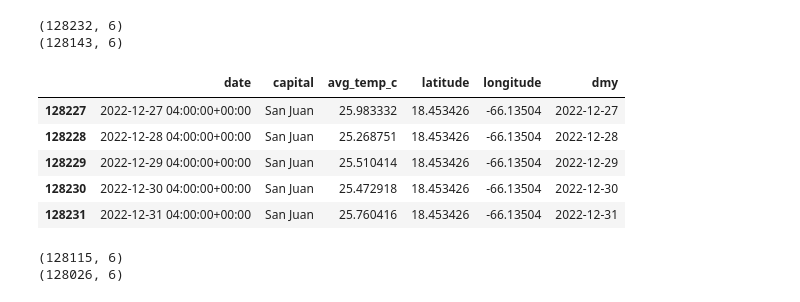
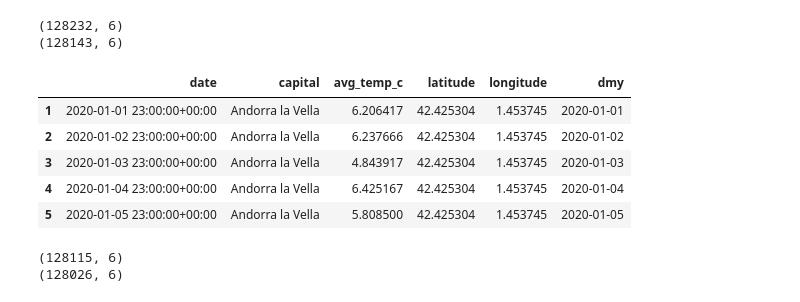
Before and after one commit to emanuel-gf/global-temp-anomaly---daily-max-nasa-esa-era5, a Jupyter notebook: join_openmeteo.ipynb, the cells around one changed output. Cells and saved outputs as stored; diff of their text form; code cells hidden in the pictures.

```diff
--- a/join_openmeteo.ipynb
+++ b/join_openmeteo.ipynb
@@ -55,5 +66,7 @@ print(df2.shape)
 # %%
-df3 = pd.read_csv('ecmwf_weather_batch_0_117_2020-01-01_2022-12-31.csv')
+folder = "/home/camarada/Documents/projects/temp-grss-nasa/data_/ecmwf_temp_openmeteo"
+df3 = pd.read_csv(os.path.join(folder,'ecmwf_weather_batch_0_117_2020-01-01_2022-12-31.csv'))
+
 df3['date'] = pd.to_datetime(df3['date'])
 
 ## create a day-month-year column
@@ -68,12 +81,12 @@ print(df3.shape)
 (128232, 6)
 (128143, 6)
 # %%
-df3.tail()
+df3.head()
 # %% [output]
 |  | date | capital | avg_temp_c | latitude | longitude | dmy |
-| 128227 | 2022-12-27 04:00:00+00:00 | San Juan | 25.983332 | 18.453426 | -66.13504 | 2022-12-27 |
-| 128228 | 2022-12-28 04:00:00+00:00 | San Juan | 25.268751 | 18.453426 | -66.13504 | 2022-12-28 |
-| 128229 | 2022-12-29 04:00:00+00:00 | San Juan | 25.510414 | 18.453426 | -66.13504 | 2022-12-29 |
-| 128230 | 2022-12-30 04:00:00+00:00 | San Juan | 25.472918 | 18.453426 | -66.13504 | 2022-12-30 |
-| 128231 | 2022-12-31 04:00:00+00:00 | San Juan | 25.760416 | 18.453426 | -66.13504 | 2022-12-31 |
+| 1 | 2020-01-01 23:00:00+00:00 | Andorra la Vella | 6.206417 | 42.425304 | 1.453745 | 2020-01-01 |
+| 2 | 2020-01-02 23:00:00+00:00 | Andorra la Vella | 6.237666 | 42.425304 | 1.453745 | 2020-01-02 |
+| 3 | 2020-01-03 23:00:00+00:00 | Andorra la Vella | 4.843917 | 42.425304 | 1.453745 | 2020-01-03 |
+| 4 | 2020-01-04 23:00:00+00:00 | Andorra la Vella | 6.425167 | 42.425304 | 1.453745 | 2020-01-04 |
+| 5 | 2020-01-05 23:00:00+00:00 | Andorra la Vella | 5.808500 | 42.425304 | 1.453745 | 2020-01-05 |
 # %%
```
Also changed, not shown: parts of 19 cells of this notebook, 1 other file.
